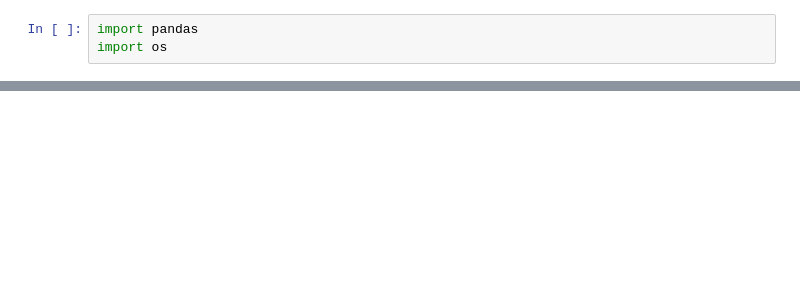
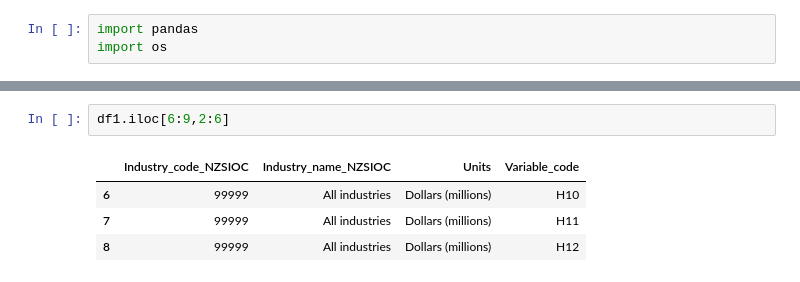
Before and after one commit to gashawgedef/python-a-z-15-projects, a Jupyter notebook: data_analysis/gashaw.ipynb, the cells around one changed output, grey strips where cells are left out. Saved outputs shown, nothing was run; the diff lists cells and outputs as text; blank space fills up the shorter version.

```diff
--- a/data_analysis/gashaw.ipynb
+++ b/data_analysis/gashaw.ipynb
@@ -38,0 +63,7 @@ NameError: name 'df2' is not defined
+# %%
+df1.iloc[6:9,2:6]
+# %% [output]
+|  | Industry_code_NZSIOC | Industry_name_NZSIOC | Units | Variable_code |
+| 6 | 99999 | All industries | Dollars (millions) | H10 |
+| 7 | 99999 | All industries | Dollars (millions) | H11 |
+| 8 | 99999 | All industries | Dollars (millions) | H12 |
```
Also changed, not shown: parts of 8 cells of this notebook.
